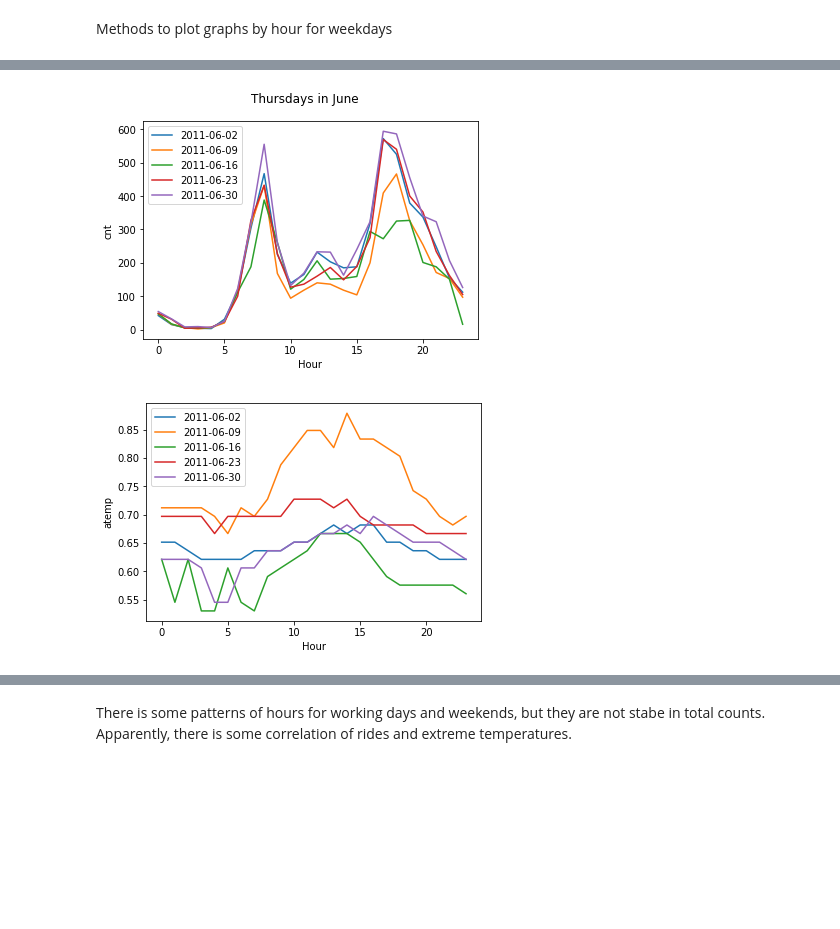
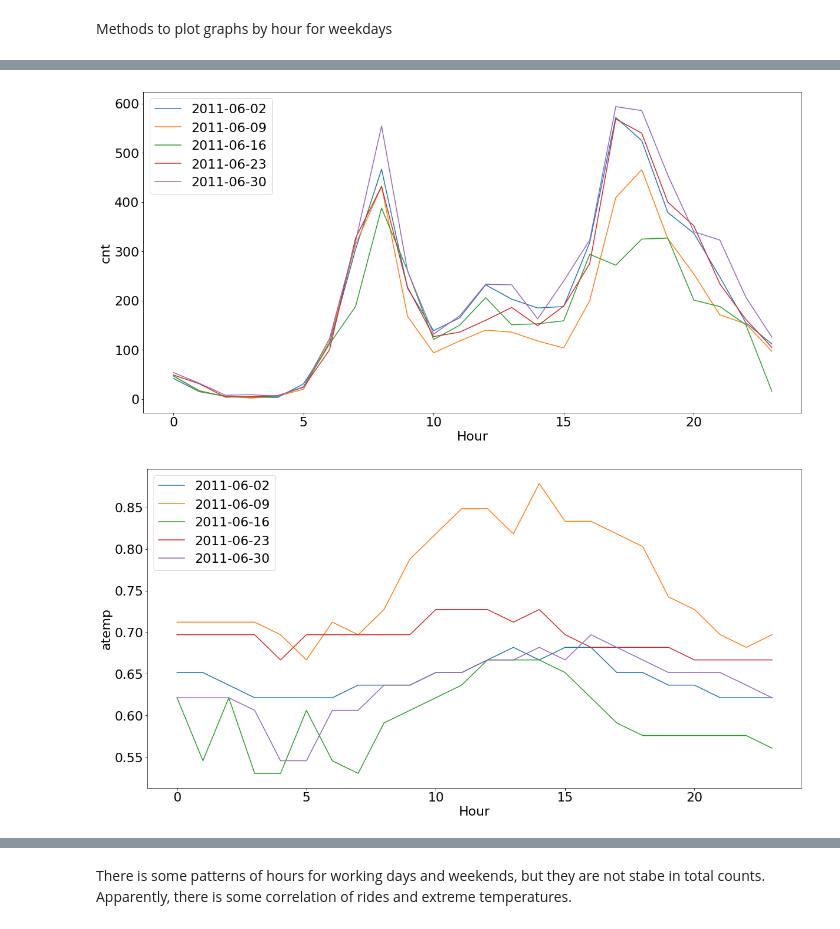
Before and after one commit to gdarruda/bike-predict, a Jupyter notebook: Explanatory_analysis.ipynb, the cells around one changed output, grey strips where cells are left out. Cells and saved outputs as stored; diff of their text form; code cells hidden in the pictures; blank space fills up the shorter version.

```diff
--- a/Explanatory_analysis.ipynb
+++ b/Explanatory_analysis.ipynb
@@ -61,10 +61,15 @@ def filter_by_date(ds: DataFrame, start_date: str, end_date: str):
 Methods to plot graphs by hour for weekdays
 # %%
 import matplotlib.pyplot as plt
+import matplotlib
+matplotlib.rcParams.update({'font.size': 22})
 
-def plot_by_weekday(month_to_evaluate: str, weekday: int, field: str, scale: (float, float) = (None, None)):
+def plot_by_weekday(month_to_evaluate: str, legend: str, weekday: int, field: str, scale: (float, float) = (None, None)):
     month_data = filter_by_month(dataset, month_to_evaluate)
     month_data_weekdays = month_data[month_data['weekday'] == weekday]['dteday'].unique()
+
+    plt.figure(figsize=(20,10))
+#    plt.suptitle(legend)
 
     for weekday in month_data_weekdays:
         day = month_data[month_data['dteday'] == weekday]
@@ -88,13 +93,13 @@ plot_by_weekday(month_to_evaluate, weekday, 'atemp')
 # %%
 month_to_evaluate = '2011-06-01'
 weekday = 4
+legend = 'Thursdays in June'
 
-plt.suptitle('Thursdays in June')
-plot_by_weekday(month_to_evaluate, weekday, 'cnt')
-plot_by_weekday(month_to_evaluate, weekday, 'atemp')
+plot_by_weekday(month_to_evaluate, legend, weekday, 'cnt')
+plot_by_weekday(month_to_evaluate, legend, weekday, 'atemp')
 # %% [output]
-[figure, old version]
+[figure, new version]
-[figure, old version]
+[figure, new version]
 # %%
 month_to_evaluate = '2012-11-01'
 weekday = 2
```
Also changed, not shown: parts of 22 cells of this notebook, 2 other files.
